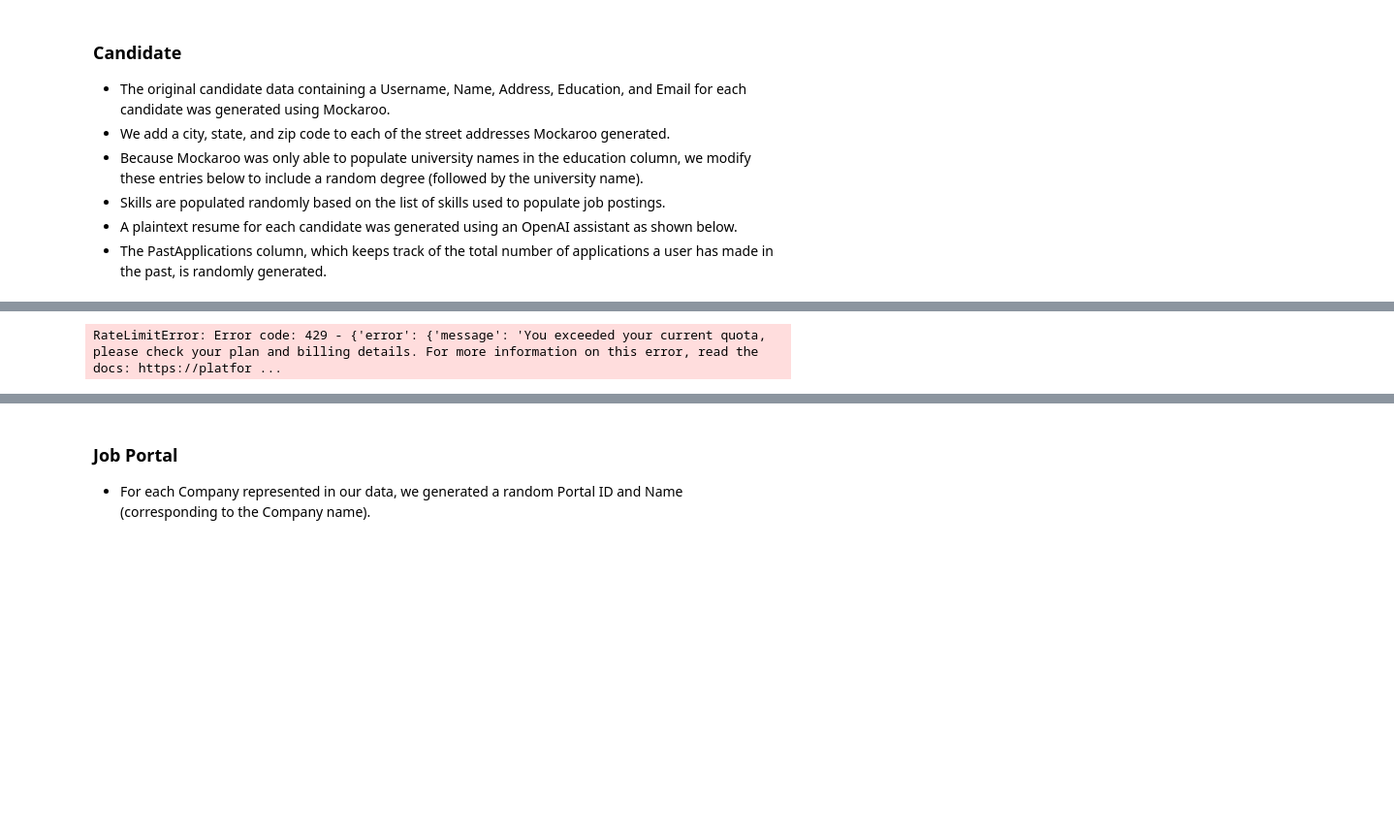
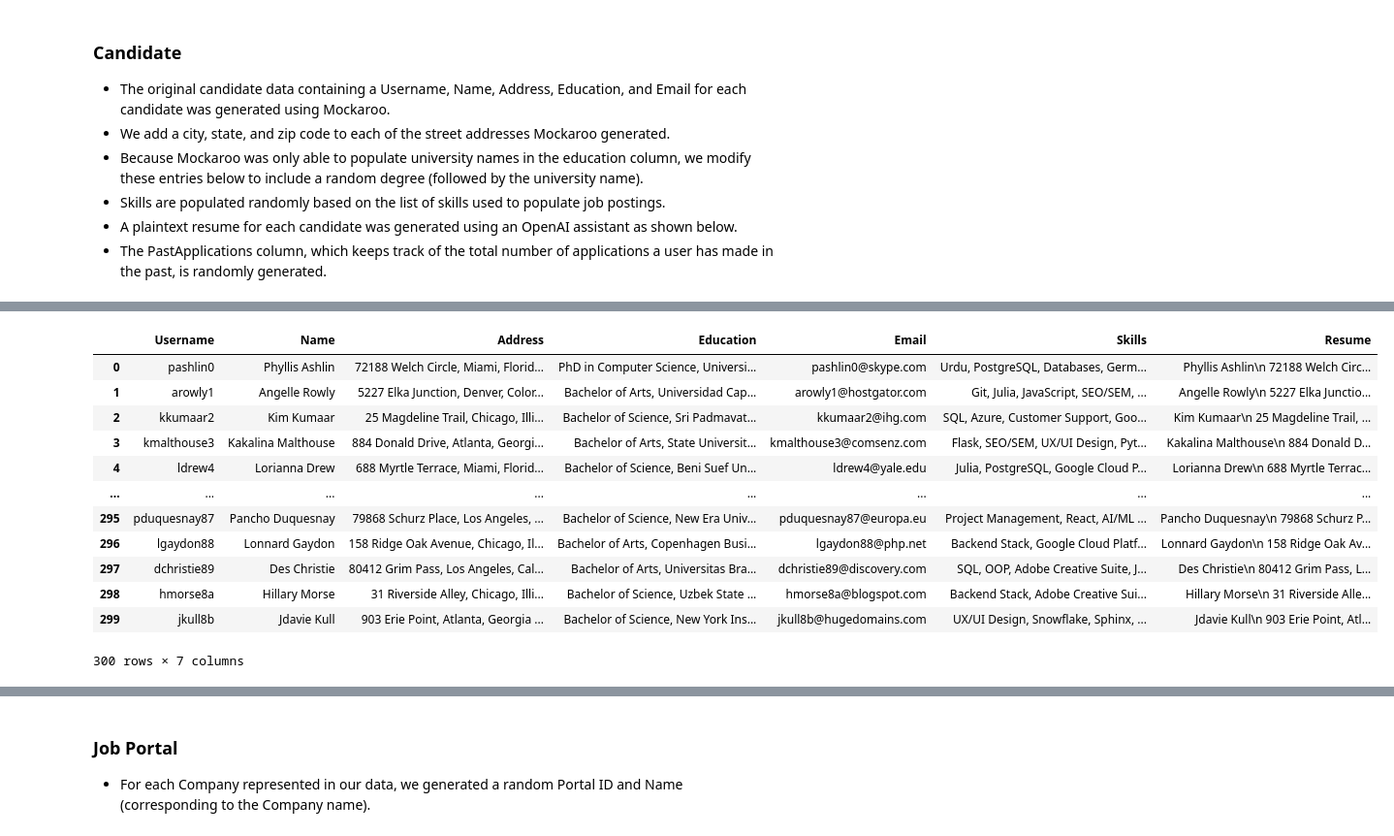
Before and after one commit to vbainwala/TalentTrove, a Jupyter notebook: make_data.ipynb, the cells around one changed output, grey strips where cells are left out. Shown at 97% size. Saved outputs shown, nothing was run; the diff lists cells and outputs as text; code cells hidden in the pictures; blank space fills up the shorter version.

Commit message:
Add final Candidate.csv data

```diff
--- a/make_data.ipynb
+++ b/make_data.ipynb
@@ -547,33 +547,56 @@ candidate_df
 300 rows × 6 columns
 # %%
-# Generate plaintext resume for each candidate tuple using OpenAI LLM
-client = openai.Client()
-assistant = client.beta.assistants.create(
-    name="Math Tutor",
-    instructions="You are a personal resume writer who is very creative. You write plaintext resume examples for clients.",
-    tools=[{"type": "code_interpreter"}],
-    model="gpt-3.5-turbo"
-)
+# Generate plaintext resume for each candidate tuple based on their other tuple attributes.
+def generate_unique_resume(row):
+    name = row['Name']
+    address = row['Address']
+    email = row['Email']
+    education = row['Education']
+    skills = row['Skills']
+    skill_list = skills.split(', ')
+    work_experience_1 = f"Developed a {skill_list[0]}-based analytics tool that increased data processing efficiency by 25%."
+    work_experience_2 = f"Led a team of 25 individuals in {skill_list[1]}-based project that increased company revenue by 5%."
+    work_experience_3 = f"Coordinated a {skill_list[2]}-based study that led to the company-wide adoption of a policy improving workplace productivity by 30% daily."
+    resume = f"""
+    {name}
+    {address}
+    Email: {email}
 
-thread = client.beta.threads.create()
+    Objective:
+    Dedicated professional with a {education}. Skilled in {skills}. Eager to contribute to a dynamic team and further develop my expertise.
 
-def generate_plaintext_resume(name, address, email, education, skills):
-    prompt = f"Write a plaintext resume for {name}. Address: {address}. Email: {email}. Education: {education}. Skills: {skills}."
-    num_resumes = 1
-    for _ in range(num_resumes):
-        response = client.completions.create(
-            model="gpt-3.5-turbo",
-            prompt=prompt,
-            max_tokens=200,
-        )
-        # print story
-        print(prompt + response.choices[0].text)
+    Education:
+    {education}
+
+    Skills:
+    - {skills}
+
+    Experience:
+    - {work_experience_1}
+    - {work_experience_2}
+    - {work_experience_3}
+
+    References:
+    Available upon request.
+    """
+    return resume.strip()
+
+candidate_df['Resume'] = candidate_df.apply(generate_unique_resume, axis=1)
+candidate_df
+# %% [output]
+|  | Username | Name | Address | Education | Email | Skills | Resume |
+| 0 | pashlin0 | Phyllis Ashlin | 72188 Welch Circle, Miami, Florid... | PhD in Computer Science, Universi... | pashlin0@skype.com | Urdu, PostgreSQL, Databases, Germ... | Phyllis Ashlin\n 72188 Welch Circ... |
+| 1 | arowly1 | Angelle Rowly | 5227 Elka Junction, Denver, Color... | Bachelor of Arts, Universidad Cap... | arowly1@hostgator.com | Git, Julia, JavaScript, SEO/SEM, ... | Angelle Rowly\n 5227 Elka Junctio... |
+| 2 | kkumaar2 | Kim Kumaar | 25 Magdeline Trail, Chicago, Illi... | Bachelor of Science, Sri Padmavat... | kkumaar2@ihg.com | SQL, Azure, Customer Support, Goo... | Kim Kumaar\n 25 Magdeline Trail, ... |
+| 3 | kmalthouse3 | Kakalina Malthouse | 884 Donald Drive, Atlanta, Georgi... | Bachelor of Arts, State Universit... | kmalthouse3@comsenz.com | Flask, SEO/SEM, UX/UI Design, Pyt... | Kakalina Malthouse\n 884 Donald D... |
+| 4 | ldrew4 | Lorianna Drew | 688 Myrtle Terrace, Miami, Florid... | Bachelor of Science, Beni Suef Un... | ldrew4@yale.edu | Julia, PostgreSQL, Google Cloud P... | Lorianna Drew\n 688 Myrtle Terrac... |
+| ... | ... | ... | ... | ... | ... | ... | ... |
+| 295 | pduquesnay87 | Pancho Duquesnay | 79868 Schurz Place, Los Angeles, ... | Bachelor of Science, New Era Univ... | pduquesnay87@europa.eu | Project Management, React, AI/ML ... | Pancho Duquesnay\n 79868 Schurz P... |
+| 296 | lgaydon88 | Lonnard Gaydon | 158 Ridge Oak Avenue, Chicago, Il... | Bachelor of Arts, Copenhagen Busi... | lgaydon88@php.net | Backend Stack, Google Cloud Platf... | Lonnard Gaydon\n 158 Ridge Oak Av... |
+| 297 | dchristie89 | Des Christie | 80412 Grim Pass, Los Angeles, Cal... | Bachelor of Arts, Universitas Bra... | dchristie89@discovery.com | SQL, OOP, Adobe Creative Suite, J... | Des Christie\n 80412 Grim Pass, L... |
+| 298 | hmorse8a | Hillary Morse | 31 Riverside Alley, Chicago, Illi... | Bachelor of Science, Uzbek State ... | hmorse8a@blogspot.com | Backend Stack, Adobe Creative Sui... | Hillary Morse\n 31 Riverside Alle... |
+| 299 | jkull8b | Jdavie Kull | 903 Erie Point, Atlanta, Georgia ... | Bachelor of Science, New York Ins... | jkull8b@hugedomains.com | UX/UI Design, Snowflake, Sphinx, ... | Jdavie Kull\n 903 Erie Point, Atl... |
+300 rows × 7 columns
-# %%
-# Test run
-test_row = list(candidate_df.iloc[0])
-generate_plaintext_resume(test_row[1], test_row[2], test_row[4], test_row[3], test_row[5])
-# %% [output]
-RateLimitError: Error code: 429 - {'error': {'message': 'You exceeded your current quota, please check your plan and billing details. For more information on this error, read the docs: https://platfor ...
 # %%
 # Populate PastApplications attribute values by randomly choosing a number between 0 and 50 for each candidate
 candidate_df = candidate_df.assign(PastApplications=[random.randint(0, 50) for _ in range(len(candidate_df))])
```
Also changed, not shown: parts of 5 cells of this notebook, 1 other file.
